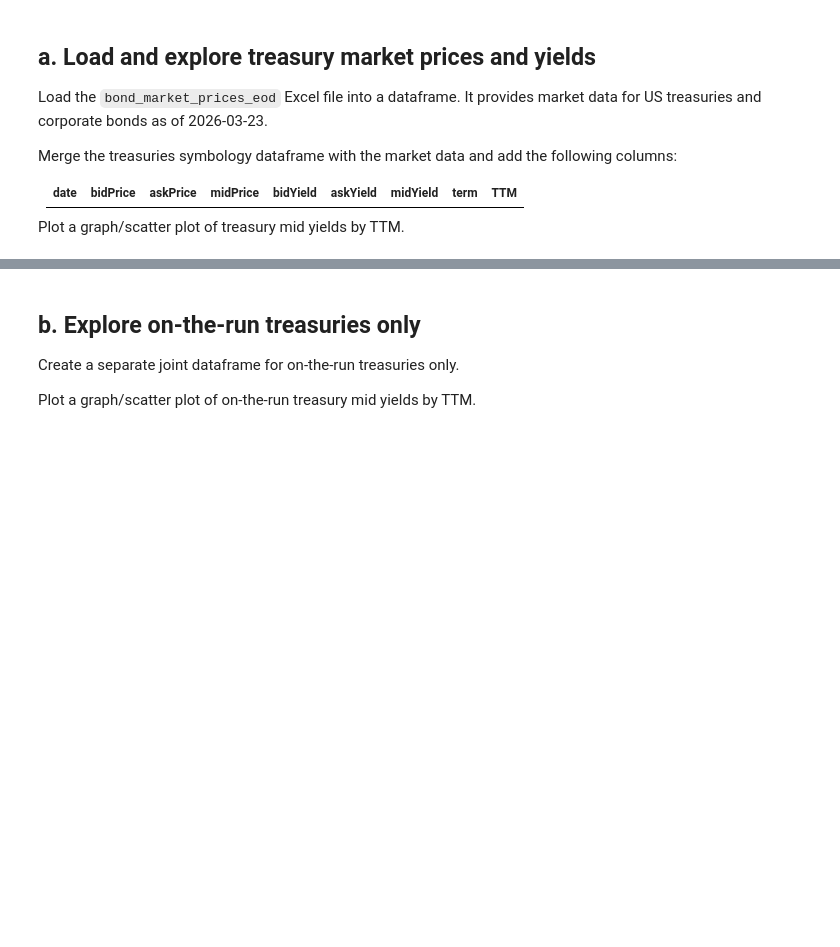
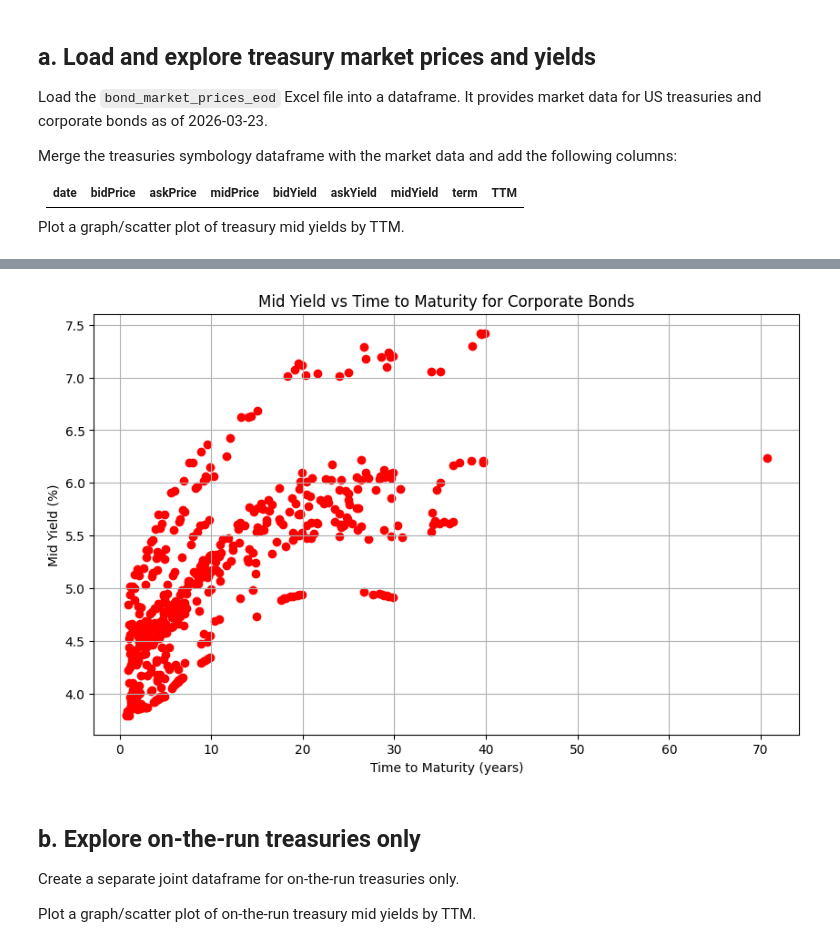
Before and after one commit to y3y-tech/Credit_Markets, a Jupyter notebook: UChicago_FINM_35700_CreditMarkets_Spring2026_Homework_1/UChicago_FINM_35700_CreditMarkets_Spring2026_Homework_1.ipynb, the cells around one changed output, grey strips where cells are left out. Drawn from its saved outputs; the diff is of its cells as text; code cells hidden in the pictures; blank space fills up the shorter version.

```diff
--- a/UChicago_FINM_35700_CreditMarkets_Spring2026_Homework_1/UChicago_FINM_35700_CreditMarkets_Spring2026_Homework_1.ipynb
+++ b/UChicago_FINM_35700_CreditMarkets_Spring2026_Homework_1/UChicago_FINM_35700_CreditMarkets_Spring2026_Homework_1.ipynb
@@ -223,3 +289,6 @@ Merge the treasuries symbology dataframe with the market data and add the follow
 |----------|-------|-------------|-----|----------|---------|---------|---------|---------|
 
 Plot a graph/scatter plot of treasury mid yields by TTM.
+# %%
+bond_market_prices_df = pd.read_excel('data/bond_market_prices_eod.xlsx')
+bond_market_prices_df
@@ -225,0 +309,8 @@ Plot a graph/scatter plot of treasury mid yields by TTM.
+# %%
+bond_symbology_df = pd.read_excel('data/bond_symbology.xlsx')
+bond_symbology_df['term'] = (bond_symbology_df['maturity'] - bond_symbology_df['start_date']).dt.days/ 365.25
+bond_symbology_df['TTM'] = np.maximum((bond_symbology_df['maturity'] - pd.to_datetime('2026-03-23')).dt.days/ 365.25, 0)
+merged_corporate = bond_symbology_df.merge(bond_market_prices_df, on=['figi', 'isin'], how = 'inner')[['date', 'bidPrice', 'askPrice', 'bidYield', 'askYield', 'term', 'TTM']]
+merged_corporate['midPrice'] = (merged_corporate['bidPrice'] + merged_corporate['askPrice']) / 2
+merged_corporate['midYield'] = (merged_corporate['bidYield'] + merged_corporate['askYield']) / 2
+merged_corporate.head()
@@ -226,3 +324,13 @@ Plot a graph/scatter plot of treasury mid yields by TTM.
+# %%
+plt.figure(figsize=(10, 6))
+plt.scatter(merged_corporate['TTM'], merged_corporate['midYield'], color='red')
+plt.xlabel('Time to Maturity (years)')
+plt.ylabel('Mid Yield (%)')
+plt.title('Mid Yield vs Time to Maturity for Corporate Bonds')
+plt.grid(True)
+plt.show()
+# %% [output]
+[figure, added]
 # %% [markdown]
 ## b. Explore on-the-run treasuries only
 Create a separate joint dataframe for on-the-run treasuries only.
```
Also changed, not shown: parts of 21 cells of this notebook, 3 other files.
